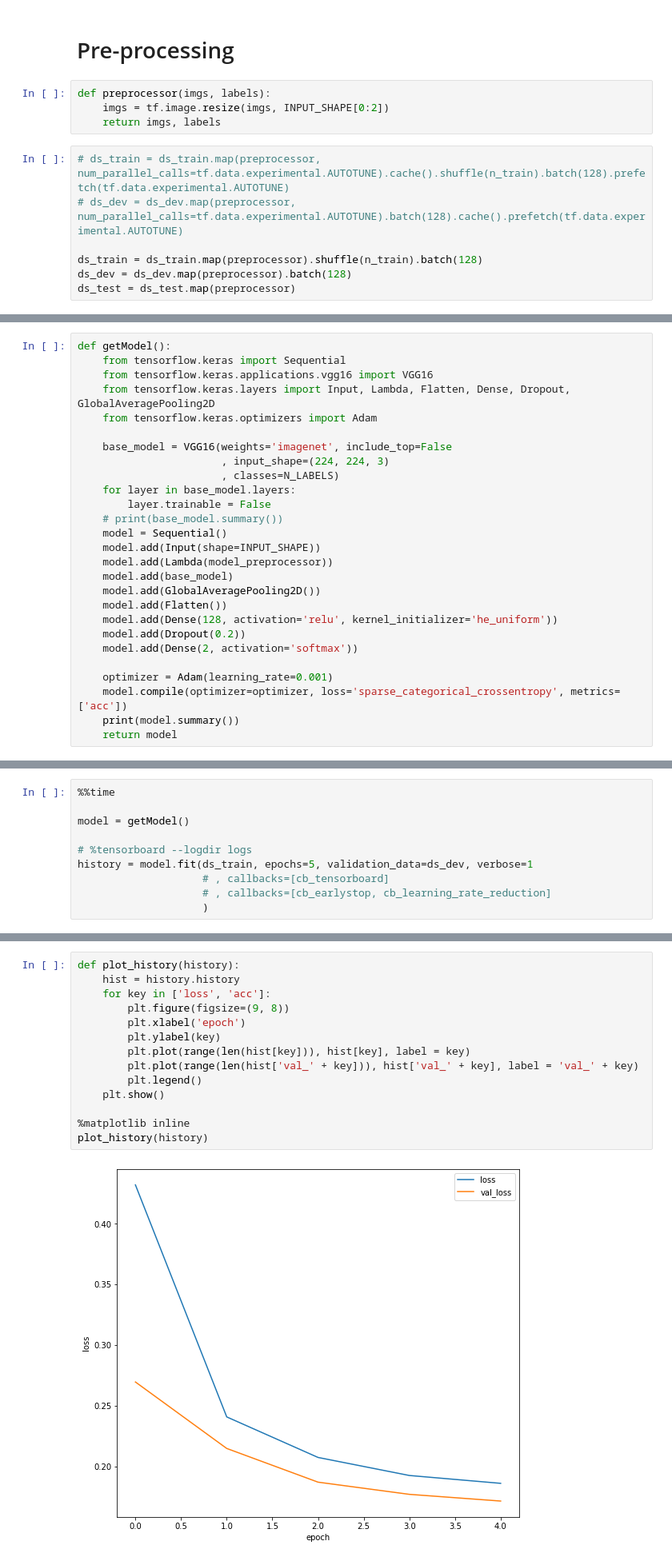
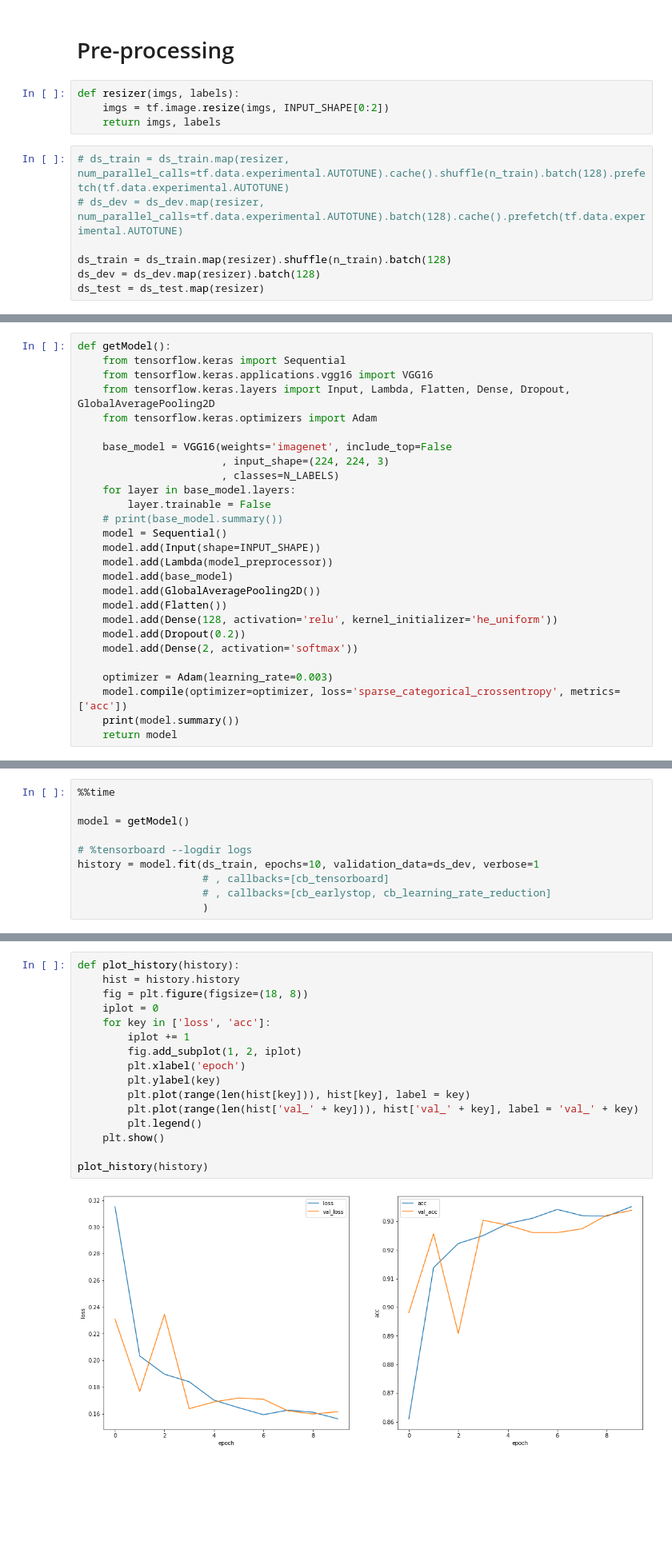
Before and after one commit to kyalan/DataScienceFactory, a Jupyter notebook: 20200409_cats_vs_dogs.ipynb, the cells around one changed output, grey strips where cells are left out. Shown at 80% size. Cells and saved outputs as stored; diff of their text form; blank space fills up the shorter version.

```diff
--- a/20200409_cats_vs_dogs.ipynb
+++ b/20200409_cats_vs_dogs.ipynb
@@ -93,13 +104,13 @@ for i in range(N_LABELS):
 # %% [markdown]
 # Pre-processing
 # %%
-def preprocessor(imgs, labels):
+def resizer(imgs, labels):
     imgs = tf.image.resize(imgs, INPUT_SHAPE[0:2])
     return imgs, labels
 # %%
-# ds_train = ds_train.map(preprocessor, num_parallel_calls=tf.data.experimental.AUTOTUNE).cache().shuffle(n_train).batch(128).prefetch(tf.data.experimental.AUTOTUNE)
-# ds_dev = ds_dev.map(preprocessor, num_parallel_calls=tf.data.experimental.AUTOTUNE).batch(128).cache().prefetch(tf.data.experimental.AUTOTUNE)
+# ds_train = ds_train.map(resizer, num_parallel_calls=tf.data.experimental.AUTOTUNE).cache().shuffle(n_train).batch(128).prefetch(tf.data.experimental.AUTOTUNE)
+# ds_dev = ds_dev.map(resizer, num_parallel_calls=tf.data.experimental.AUTOTUNE).batch(128).cache().prefetch(tf.data.experimental.AUTOTUNE)
 
-ds_train = ds_train.map(preprocessor).shuffle(n_train).batch(128)
-ds_dev = ds_dev.map(preprocessor).batch(128)
-ds_test = ds_test.map(preprocessor)
+ds_train = ds_train.map(resizer).shuffle(n_train).batch(128)
+ds_dev = ds_dev.map(resizer).batch(128)
+ds_test = ds_test.map(resizer)
@@ -141,7 +144,7 @@ def getModel():
     model.add(Dropout(0.2))
     model.add(Dense(2, activation='softmax'))
 
-    optimizer = Adam(learning_rate=0.001)
+    optimizer = Adam(learning_rate=0.003)
     model.compile(optimizer=optimizer, loss='sparse_categorical_crossentropy', metrics=['acc'])
     print(model.summary())
     return model
@@ -168,7 +171,7 @@ cb_learning_rate_reduction = ReduceLROnPlateau(monitor='val_acc',
 model = getModel()
 
 # %tensorboard --logdir logs
-history = model.fit(ds_train, epochs=5, validation_data=ds_dev, verbose=1
+history = model.fit(ds_train, epochs=10, validation_data=ds_dev, verbose=1
                     # , callbacks=[cb_tensorboard]
                     # , callbacks=[cb_earlystop, cb_learning_rate_reduction]
                     )
@@ -193,16 +196,18 @@ Wall time: 17min 23s
 # %%
 def plot_history(history):
     hist = history.history
+    fig = plt.figure(figsize=(18, 8))
+    iplot = 0
     for key in ['loss', 'acc']:
-        plt.figure(figsize=(9, 8))
+        iplot += 1
+        fig.add_subplot(1, 2, iplot)
         plt.xlabel('epoch')
         plt.ylabel(key)
         plt.plot(range(len(hist[key])), hist[key], label = key)
         plt.plot(range(len(hist['val_' + key])), hist['val_' + key], label = 'val_' + key)
         plt.legend()
     plt.show()
 
-%matplotlib inline
 plot_history(history)
 # %% [output]
-[figure, old version]
+[figure, new version]
```
Also changed, not shown: parts of 12 cells of this notebook.
